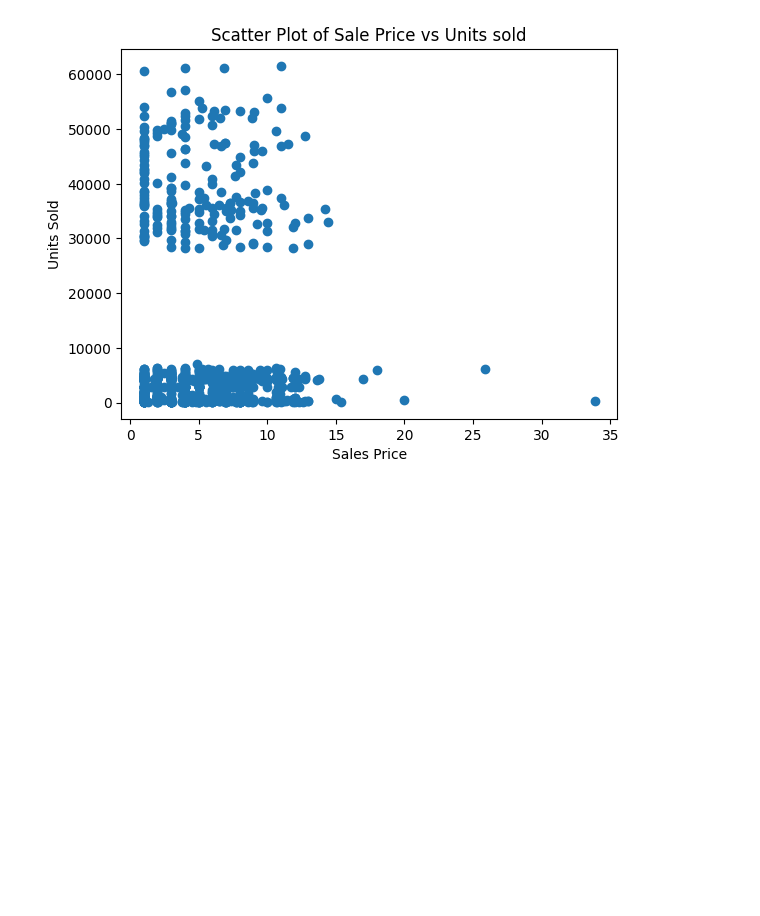
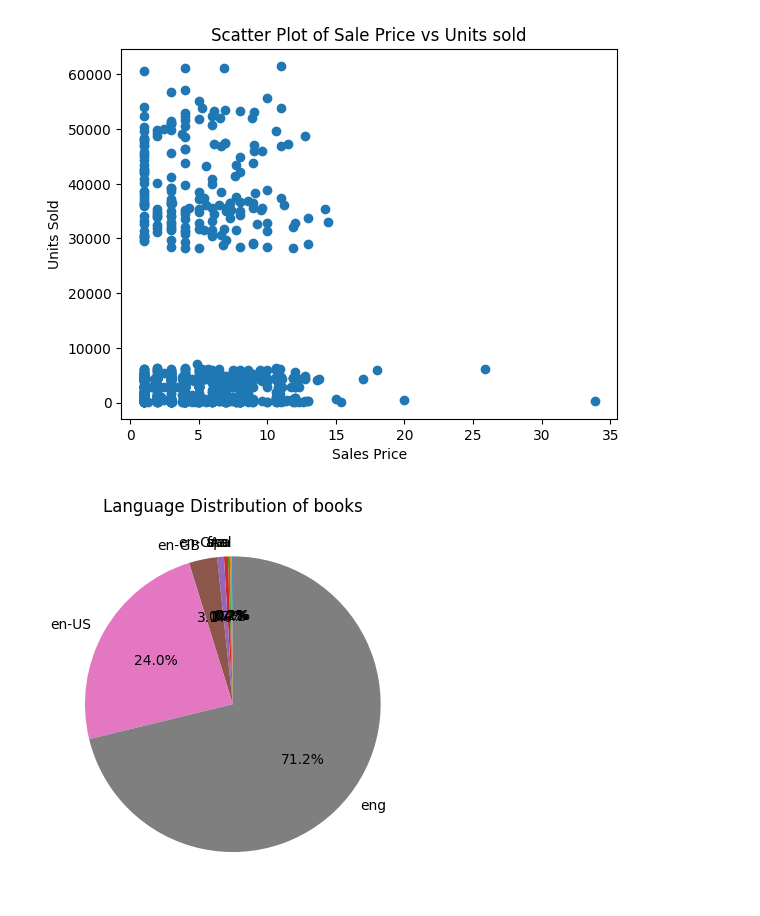
Before and after one commit to Ridima28/book-sales, a Jupyter notebook: EDA.ipynb, the cells around one changed output. Cells and saved outputs as stored; diff of their text form; code cells hidden in the pictures; blank space fills up the shorter version.

Commit message:
analyzed more into data and visualized them.

```diff
--- a/EDA.ipynb
+++ b/EDA.ipynb
@@ -164,3 +166,12 @@ plt.title("Scatter Plot of Sale Price vs Units sold")
 plt.savefig("Scatter_plot.png")
 # %% [output]
 [figure]
+# %%
+lang_counts = df["language_code"].value_counts().sort_values(ascending = True)
+# %%
+plt.pie(lang_counts, labels= lang_counts.index, startangle=90, autopct = '%1.1f%%' )
+plt.title("Language Distribution of books")
+plt.savefig("Language distribution")
+plt.show()
+# %% [output]
+[figure, added]
```
Also changed, not shown: parts of 12 cells of this notebook, 4 other files.
